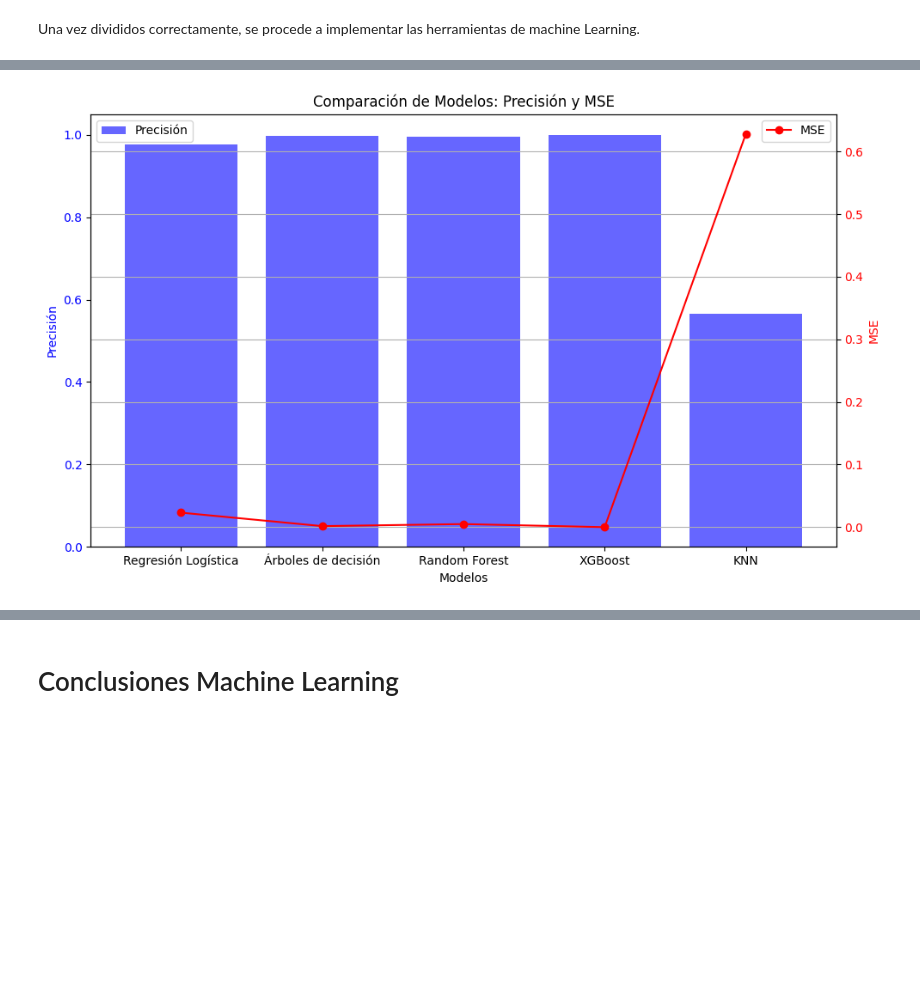
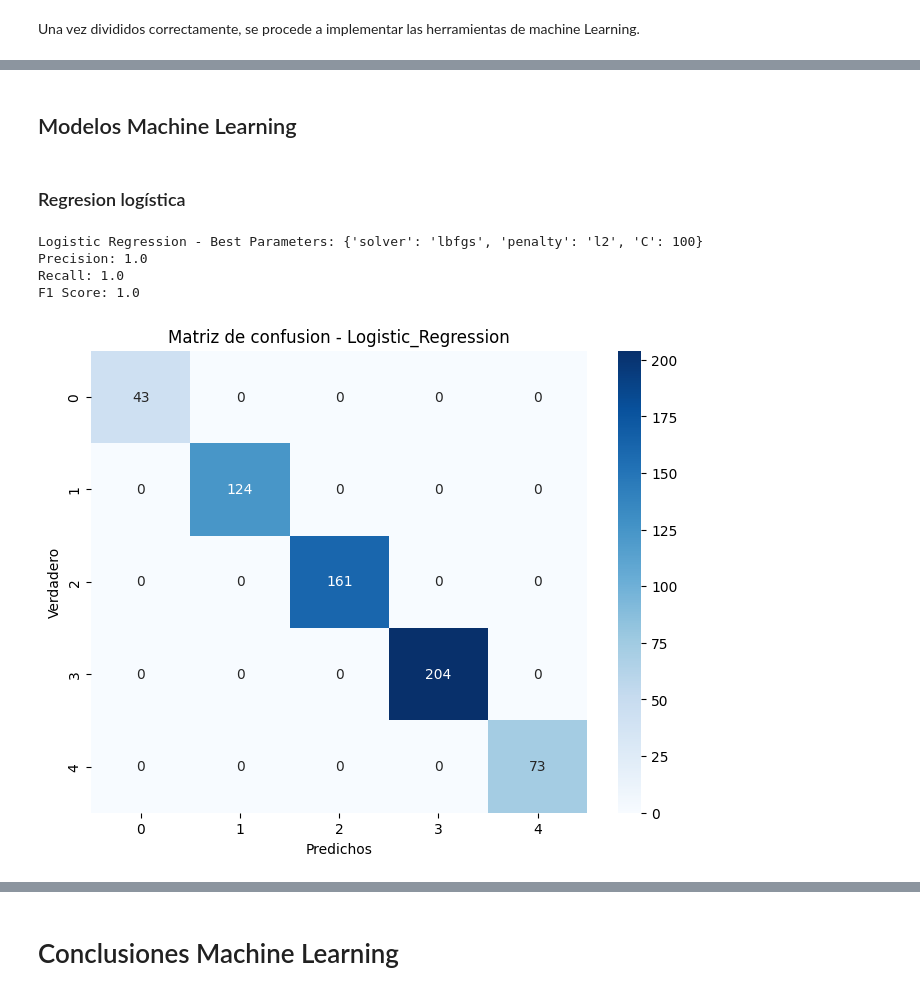
Before and after one commit to JoseChirif/Estudios-y-empleabilidad-Encuesta-kaggle, a Jupyter notebook: Estudios y empleabilidad.ipynb, the cells around one changed output, grey strips where cells are left out. Saved outputs shown, nothing was run; the diff lists cells and outputs as text; code cells hidden in the pictures; blank space fills up the shorter version.

Commit message:
ML models enmendados

```diff
--- a/Estudios y empleabilidad.ipynb
+++ b/Estudios y empleabilidad.ipynb
@@ -1619,33 +945,0 @@ df_resumen_ML.head()
-# %%
-# GRAFICO ERRORES CUADRATICOS
-# Convertir listas a arrays de numpy para facilitar cálculos
-Precision = np.array(Precision_lista)
-Error = np.array(Error_lista)
-
-# Graficar precisión y MSE
-fig, ax1 = plt.subplots(figsize=(10, 6))
-
-# Graficar precisión
-ax1.set_title('Comparación de Modelos: Precisión y MSE')
-ax1.set_xlabel('Modelos')
-ax1.set_ylabel('Precisión', color='blue')
-ax1.bar(Modelo, Precision, color='blue', alpha=0.6, label='Precisión')
-ax1.tick_params(axis='y', labelcolor='blue')
-
-# Crear un segundo eje y para graficar MSE
-ax2 = ax1.twinx()
-ax2.set_ylabel('MSE', color='red')
-ax2.plot(Modelo, Error, color='red', marker='o', label='MSE')
-ax2.tick_params(axis='y', labelcolor='red')
-
-# Añadir leyendas y ajustar layout
-ax1.legend(loc='upper left')
-ax2.legend(loc='upper right')
-plt.xticks(rotation=45)
-plt.grid()
-plt.tight_layout()
-# Guardar el gráfico como una imagen
-plt.savefig(f'graficos/Grafico18 - Comparación de modelos', bbox_inches='tight')
-plt.show()
-# %% [output]
-[figure, removed]
@@ -1651,0 +949,46 @@ plt.show()
+# %% [markdown]
+## Modelos Machine Learning
+# %%
+# Función para mostrar y guardar la matriz de confusión
+def plot_matrix(y_true, y_pred, classes, model_name):
+    cm = confusion_matrix(y_true, y_pred, labels=classes)
+    plt.figure(figsize=(8, 6))
+    sns.heatmap(cm, annot=True, fmt="d", cmap="Blues", xticklabels=classes, yticklabels=classes)
+    plt.xlabel("Predichos")
+    plt.ylabel("Verdadero")
+    plt.title(f"Matriz de confusion - {model_name}")
+    plt.show()
+
+# Clases únicas en el conjunto de datos de entrenamiento para la matriz de confusión
+job_levels = sorted(y.unique())
+# %% [markdown]
+### Regresion logística
+# %%
+# Hiperparámetros
+param_grid = {
+    'C': [0.1, 1, 10, 100],
+    'penalty': ['l2'],
+    'solver': ['lbfgs', 'liblinear'],
+}
+
+# Optimización
+logreg = LogisticRegression(max_iter=1000, random_state=42)
+grid_search_logreg = RandomizedSearchCV(logreg, param_distributions=param_grid, n_iter=10, scoring='f1_weighted', cv=5, random_state=42)
+grid_search_logreg.fit(X_train_scaled, y_train)
+best_logreg = grid_search_logreg.best_estimator_
+
+# Predicción y evaluación
+y_pred_logreg = best_logreg.predict(X_test_scaled)
+print("Logistic Regression - Best Parameters:", grid_search_logreg.best_params_)
+print("Precision:", precision_score(y_test, y_pred_logreg, average="weighted"))
+print("Recall:", recall_score(y_test, y_pred_logreg, average="weighted"))
+print("F1 Score:", f1_score(y_test, y_pred_logreg, average="weighted"))
+
+# Matriz de confusión
+plot_matrix(y_test, y_pred_logreg, job_levels, "Logistic_Regression")
+# %% [output]
+Logistic Regression - Best Parameters: {'solver': 'lbfgs', 'penalty': 'l2', 'C': 100}
+Precision: 1.0
+Recall: 1.0
+F1 Score: 1.0
+[figure, added]
```
Also changed, not shown: parts of 74 cells of this notebook, 1 other file.
